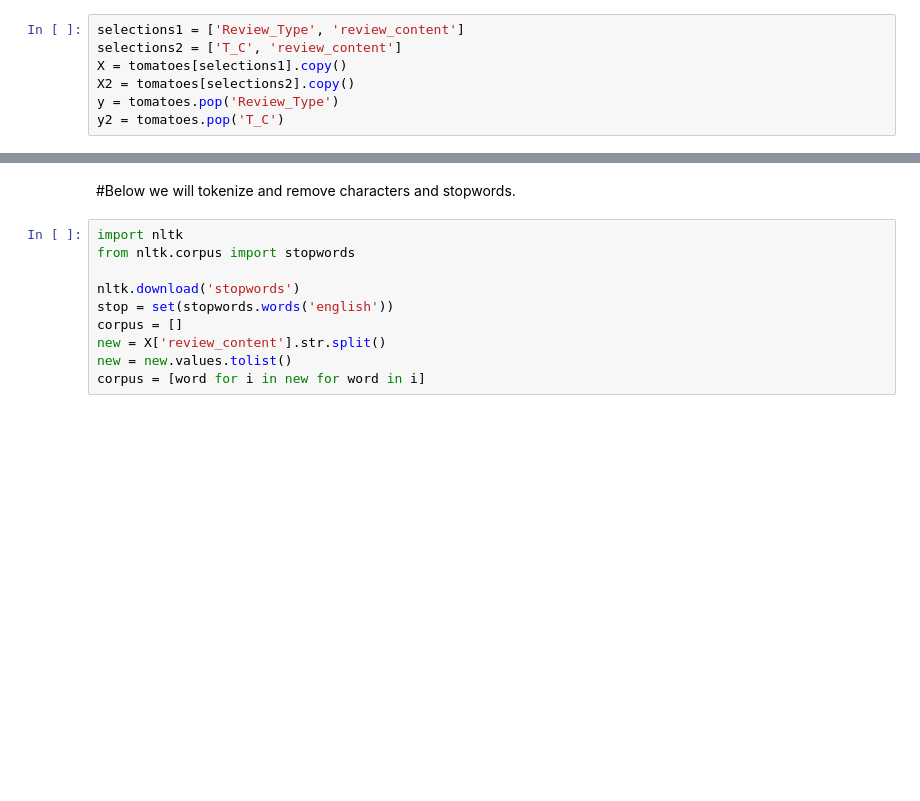
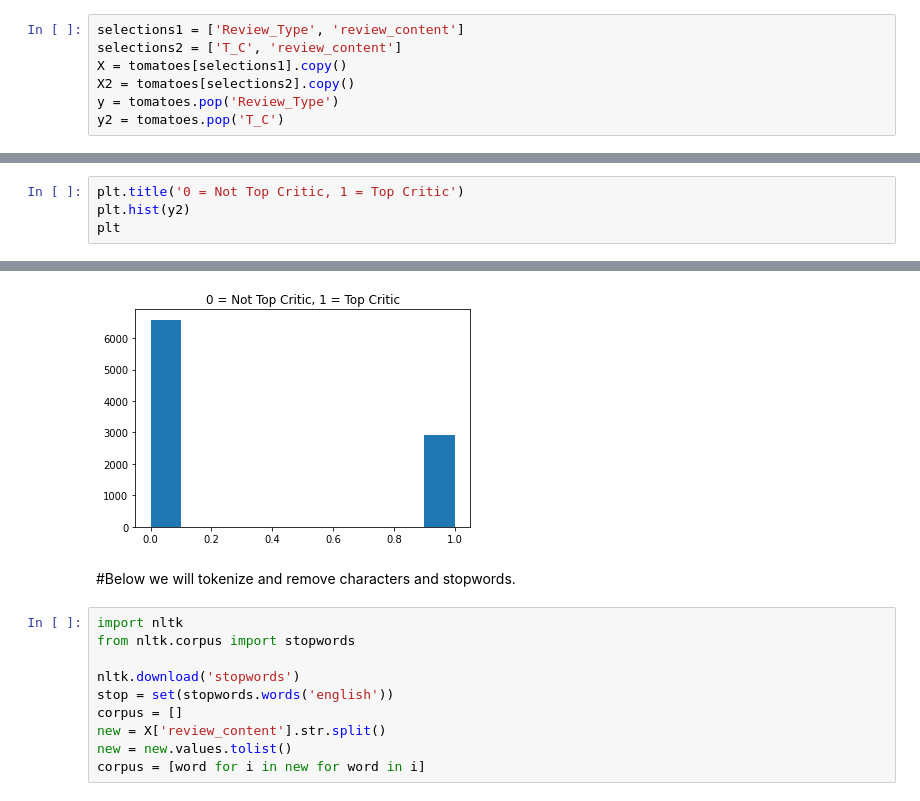
Before and after one commit to phmorris610/cs39aa_project, a Jupyter notebook: project_part3.ipynb, the cells around one changed output, grey strips where cells are left out. Cells and saved outputs as stored; diff of their text form; blank space fills up the shorter version.

```diff
--- a/project_part3.ipynb
+++ b/project_part3.ipynb
@@ -67,0 +62,5 @@ Count of 0 = Rotten and 1 = Fresh: {0: 4684, 1: 4824}
+# %%
+plt.title('0 = Not Top Critic, 1 = Top Critic')
+plt.hist(y2)
+plt
+# %% [output]
@@ -68,3 +68,4 @@ Count of 0 = Rotten and 1 = Fresh: {0: 4684, 1: 4824}
+[figure, added]
 # %% [markdown]
 #Below we will tokenize and remove characters and stopwords.
 # %%
```
Also changed, not shown: parts of 18 cells of this notebook.
